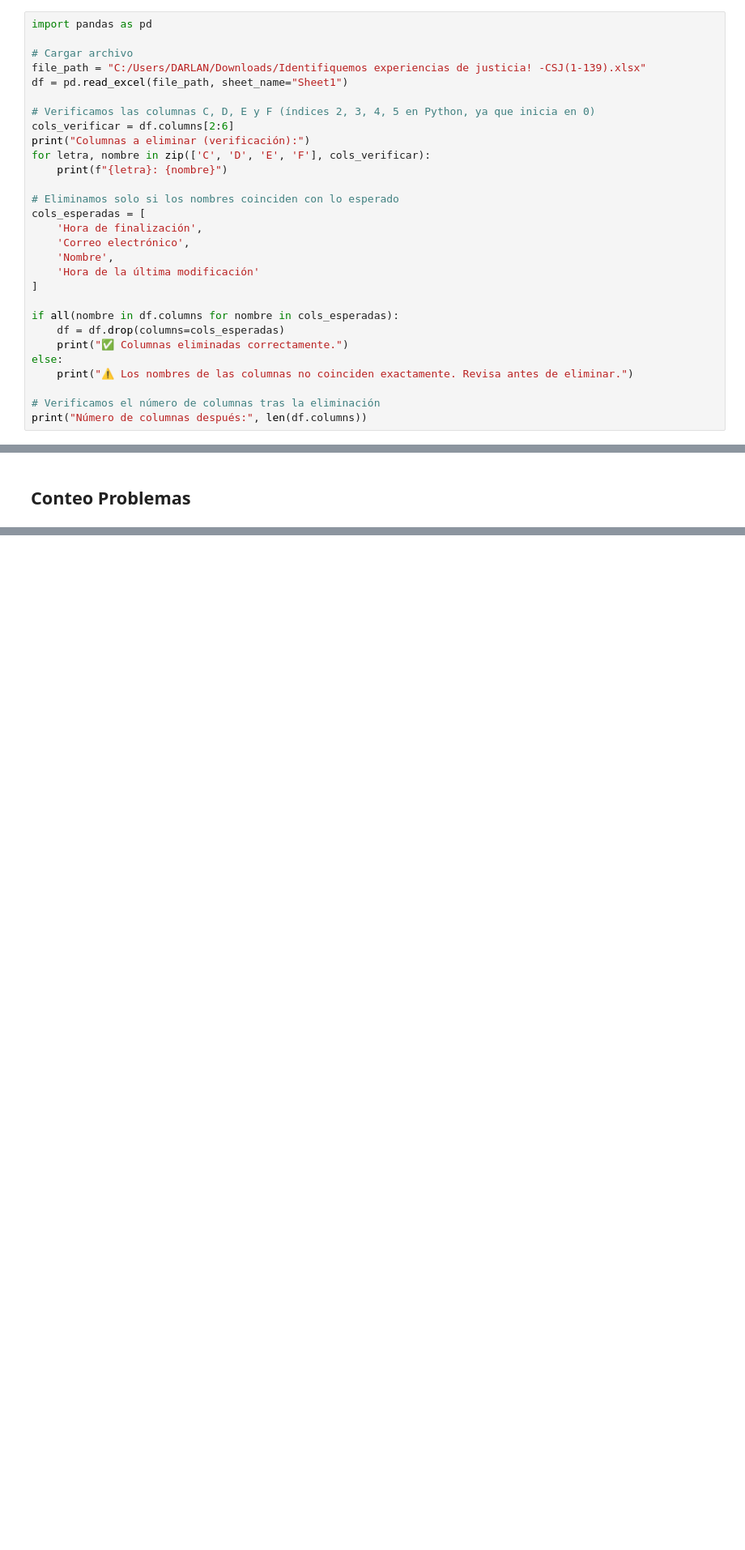
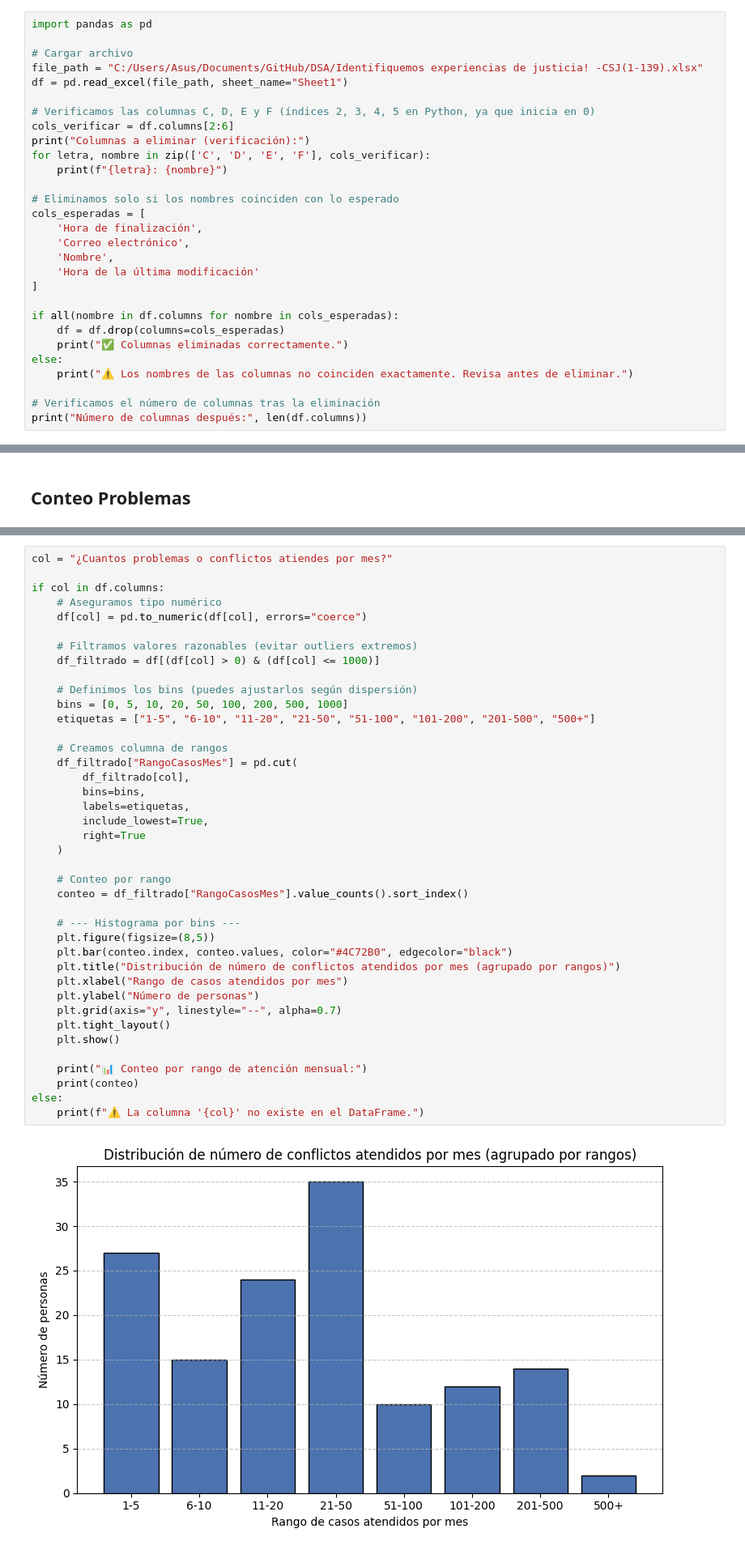
Before and after one commit to d-correalr/DSA, a Jupyter notebook: Expedición.ipynb, the cells around one changed output, grey strips where cells are left out. Shown at 81% size. Saved outputs shown, nothing was run; the diff lists cells and outputs as text; blank space fills up the shorter version.

```diff
--- a/Expedición.ipynb
+++ b/Expedición.ipynb
@@ -10,7 +10,7 @@
 import pandas as pd
 
 # Cargar archivo
-file_path = "C:/Users/DARLAN/Downloads/Identifiquemos experiencias de justicia! -CSJ(1-139).xlsx"
+file_path = "C:/Users/Asus/Documents/GitHub/DSA/Identifiquemos experiencias de justicia! -CSJ(1-139).xlsx"
 df = pd.read_excel(file_path, sheet_name="Sheet1")
 
 # Verificamos las columnas C, D, E y F (índices 2, 3, 4, 5 en Python, ya que inicia en 0)
@@ -1125,0 +1140,42 @@ m
+# %%
+col = "¿Cuantos problemas o conflictos atiendes por mes?"
+
+if col in df.columns:
+    # Aseguramos tipo numérico
+    df[col] = pd.to_numeric(df[col], errors="coerce")
+
+    # Filtramos valores razonables (evitar outliers extremos)
+    df_filtrado = df[(df[col] > 0) & (df[col] <= 1000)]
+
+    # Definimos los bins (puedes ajustarlos según dispersión)
+    bins = [0, 5, 10, 20, 50, 100, 200, 500, 1000]
+    etiquetas = ["1-5", "6-10", "11-20", "21-50", "51-100", "101-200", "201-500", "500+"]
+
+    # Creamos columna de rangos
+    df_filtrado["RangoCasosMes"] = pd.cut(
+        df_filtrado[col],
+        bins=bins,
+        labels=etiquetas,
+        include_lowest=True,
+        right=True
+    )
+
+    # Conteo por rango
+    conteo = df_filtrado["RangoCasosMes"].value_counts().sort_index()
+
+    # --- Histograma por bins ---
+    plt.figure(figsize=(8,5))
+    plt.bar(conteo.index, conteo.values, color="#4C72B0", edgecolor="black")
+    plt.title("Distribución de número de conflictos atendidos por mes (agrupado por rangos)")
+    plt.xlabel("Rango de casos atendidos por mes")
+    plt.ylabel("Número de personas")
+    plt.grid(axis="y", linestyle="--", alpha=0.7)
+    plt.tight_layout()
+    plt.show()
+
+    print("📊 Conteo por rango de atención mensual:")
+    print(conteo)
+else:
+    print(f"⚠️ La columna '{col}' no existe en el DataFrame.")
+# %% [output]
+[figure, added]
```
Also changed, not shown: parts of 28 cells of this notebook.
